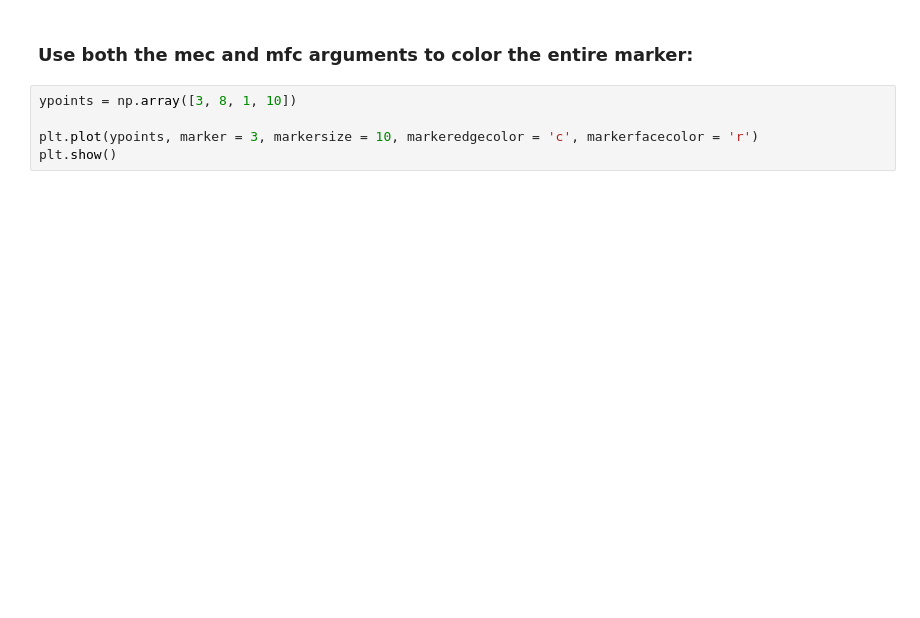
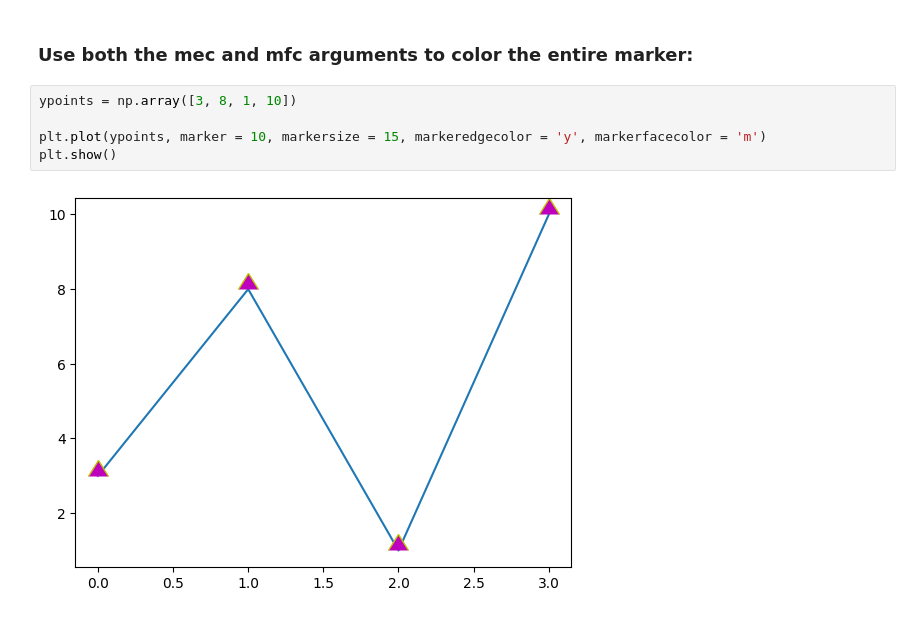
Before and after one commit to MithunKumarRajak/Machine-Learning, a Jupyter notebook: Matplotlib/markers.ipynb, the cells around one changed output. Saved outputs shown, nothing was run; the diff lists cells and outputs as text; blank space fills up the shorter version.

```diff
--- a/Matplotlib/markers.ipynb
+++ b/Matplotlib/markers.ipynb
@@ -133,5 +145,7 @@ plt.show()
 # %%
 ypoints = np.array([3, 8, 1, 10])
 
-plt.plot(ypoints, marker = 3, markersize = 10, markeredgecolor = 'c', markerfacecolor = 'r')
+plt.plot(ypoints, marker = 10, markersize = 15, markeredgecolor = 'y', markerfacecolor = 'm')
 plt.show()
+# %% [output]
+[figure, added]
```
Also changed, not shown: parts of 6 cells of this notebook, 2 other files.
